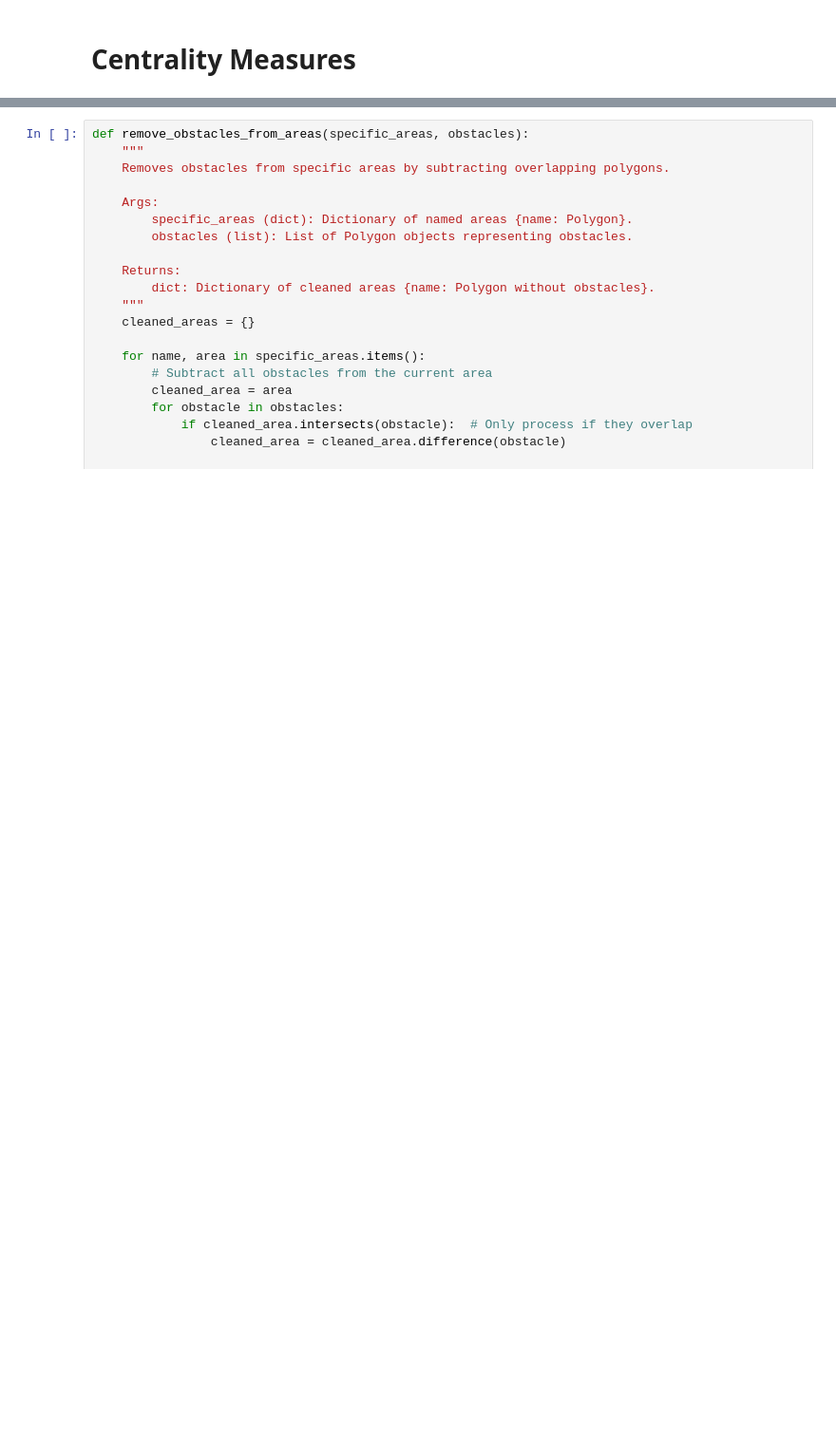
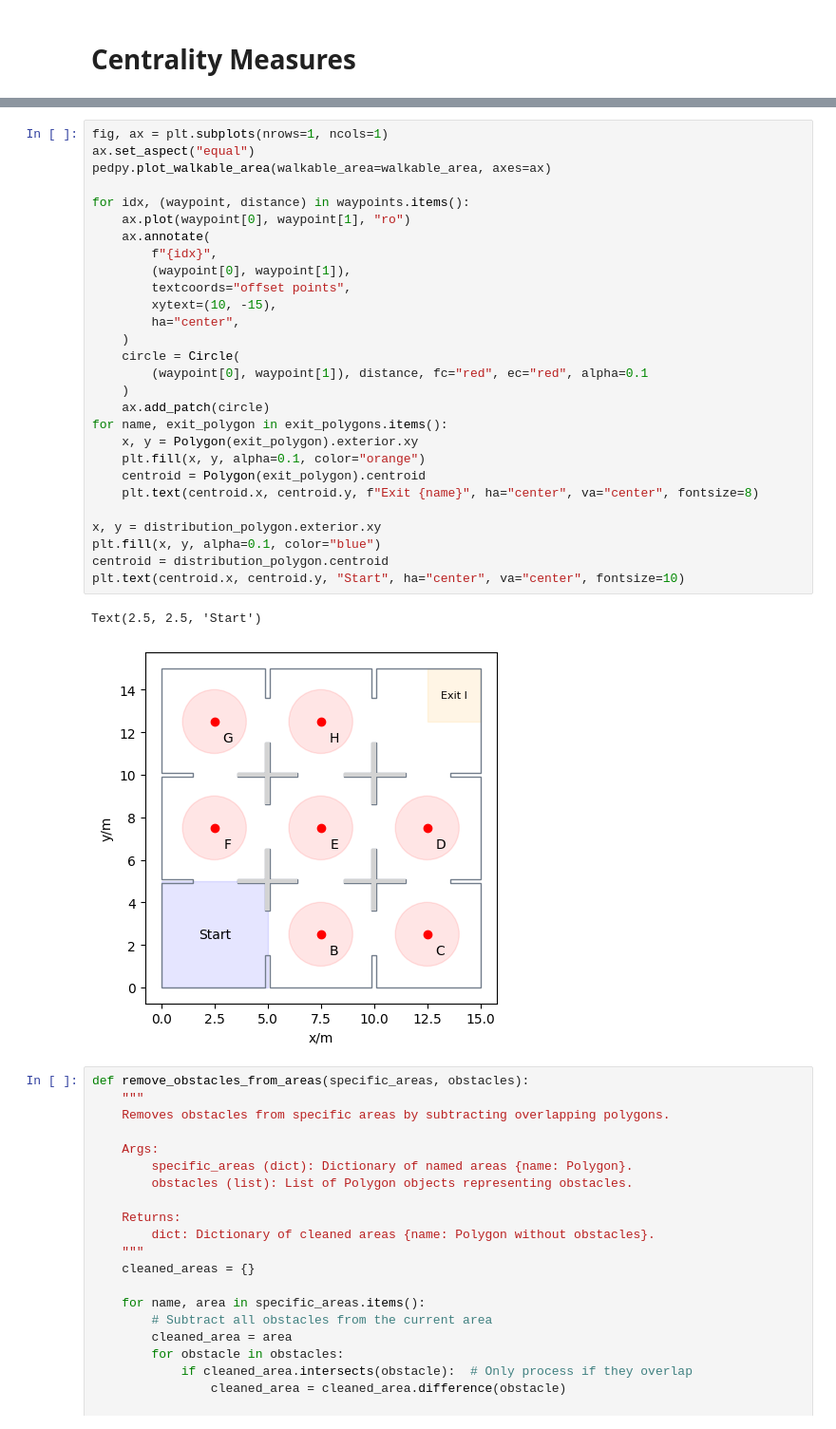
Before and after one commit to AlvaroS3rrano/Evacuation_Simulation, a Jupyter notebook: Notebooks/Algorithms/centrality_measures_v2.ipynb, the cells around one changed output, grey strips where cells are left out. Shown at 95% size. Cells and saved outputs as stored; diff of their text form; blank space fills up the shorter version.

```diff
--- a/Notebooks/Algorithms/centrality_measures_v2.ipynb
+++ b/Notebooks/Algorithms/centrality_measures_v2.ipynb
@@ -98,3 +69,34 @@ Text(2.5, 2.5, 'Start')
+# %%
+fig, ax = plt.subplots(nrows=1, ncols=1)
+ax.set_aspect("equal")
+pedpy.plot_walkable_area(walkable_area=walkable_area, axes=ax)
+
+for idx, (waypoint, distance) in waypoints.items():
+    ax.plot(waypoint[0], waypoint[1], "ro")
+    ax.annotate(
+        f"{idx}",
+        (waypoint[0], waypoint[1]),
+        textcoords="offset points",
+        xytext=(10, -15),
+        ha="center",
+    )
+    circle = Circle(
+        (waypoint[0], waypoint[1]), distance, fc="red", ec="red", alpha=0.1
+    )
+    ax.add_patch(circle)
+for name, exit_polygon in exit_polygons.items():
+    x, y = Polygon(exit_polygon).exterior.xy
+    plt.fill(x, y, alpha=0.1, color="orange")
+    centroid = Polygon(exit_polygon).centroid
+    plt.text(centroid.x, centroid.y, f"Exit {name}", ha="center", va="center", fontsize=8)
+
+x, y = distribution_polygon.exterior.xy
+plt.fill(x, y, alpha=0.1, color="blue")
+centroid = distribution_polygon.centroid
+plt.text(centroid.x, centroid.y, "Start", ha="center", va="center", fontsize=10)
+# %% [output]
+Text(2.5, 2.5, 'Start')
+[figure, added]
 # %%
 def remove_obstacles_from_areas(specific_areas, obstacles):
     """
```
Also changed, not shown: parts of 12 cells of this notebook, 4 other files.
